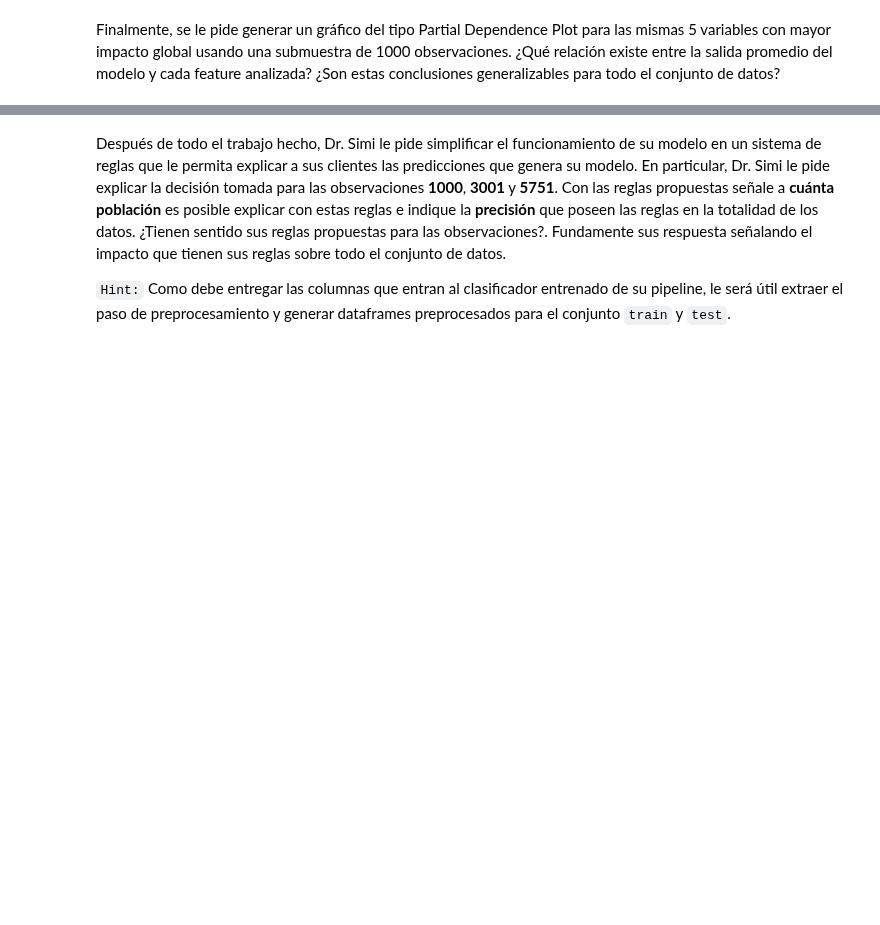
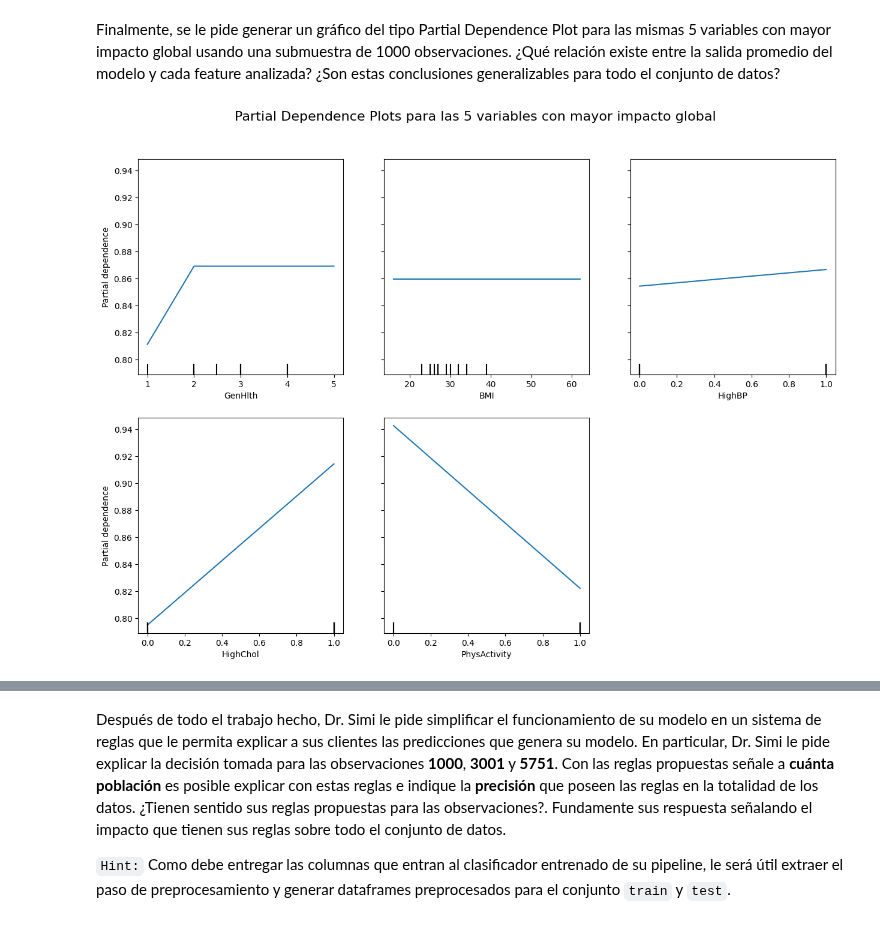
Before and after one commit to Geral37/MDS7202, a Jupyter notebook: Laboratorios/Lab 10 - Interpretabilidad/Lab10.ipynb, the cells around one changed output, grey strips where cells are left out. Drawn from its saved outputs; the diff is of its cells as text; code cells hidden in the pictures; blank space fills up the shorter version.

```diff
--- a/Laboratorios/Lab 10 - Interpretabilidad/Lab10.ipynb
+++ b/Laboratorios/Lab 10 - Interpretabilidad/Lab10.ipynb
@@ -549,3 +554,17 @@ Finalmente, se le pide generar un gráfico del tipo Partial Dependence Plot para
+# %%
+# Inserte código para generar gráficos PDP aquí
+from sklearn.inspection import PartialDependenceDisplay
+top_features = feature_importance_names[:5]
+X_sample = X_train.sample(n=1000, random_state=7)
+
+# PDPs para las cinco características principales
+fig, ax = plt.subplots(figsize=(15, 10))
+PartialDependenceDisplay.from_estimator(xgb_model, X_sample, top_features, ax=ax, grid_resolution=50)
+plt.suptitle('Partial Dependence Plots para las 5 variables con mayor impacto global', fontsize=16)
+plt.subplots_adjust(top=0.9)
+plt.show()
+# %% [output]
+[figure, added]
 # %% [markdown]
 ## 6. Sistema de Reglas! (10 punto)
 
```
Also changed, not shown: parts of 3 cells of this notebook.
